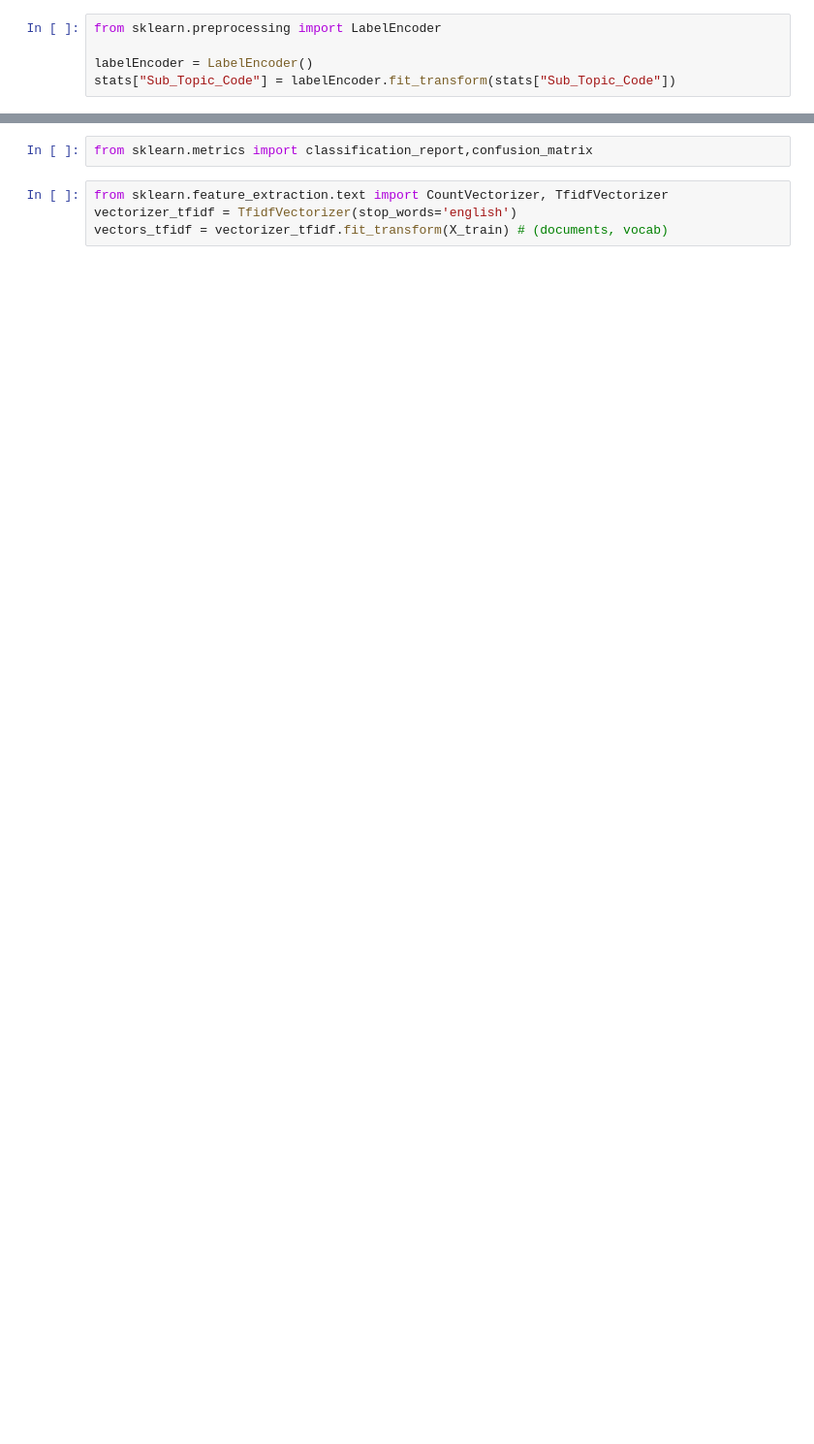
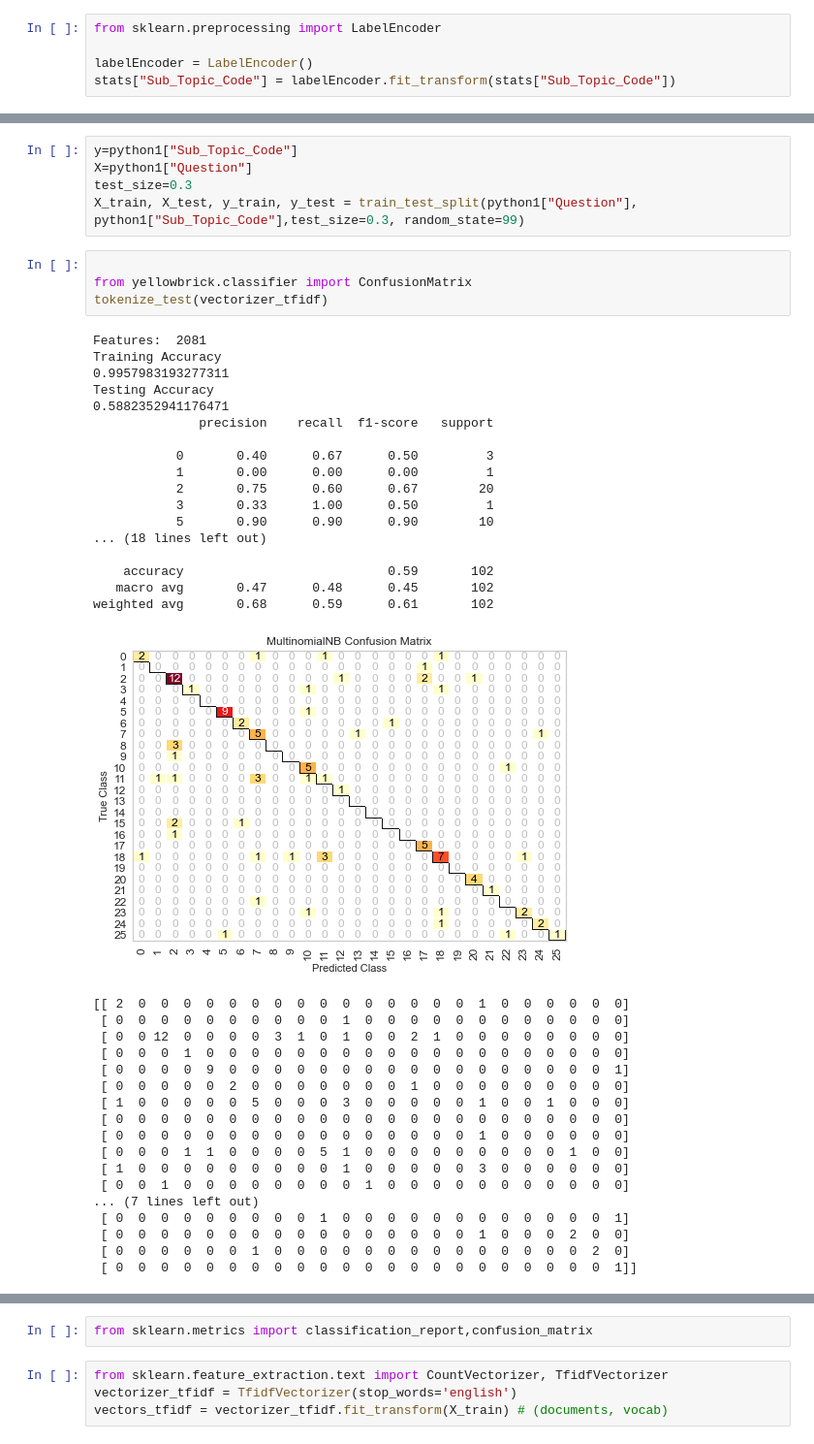
Before and after one commit to ayush1689/Mystic-Hackers-Chat-Bot, a Jupyter notebook: Hackathon_try_Yelp_help.ipynb, the cells around one changed output, grey strips where cells are left out. Shown: that part at 97% size. Cells and saved outputs as stored; diff of their text form; blank space fills up the shorter version.

```diff
--- a/Hackathon_try_Yelp_help.ipynb
+++ b/Hackathon_try_Yelp_help.ipynb
@@ -128,0 +285,45 @@ Testing Accuracy
+# %%
+y=python1["Sub_Topic_Code"]
+X=python1["Question"]
+test_size=0.3
+X_train, X_test, y_train, y_test = train_test_split(python1["Question"], python1["Sub_Topic_Code"],test_size=0.3, random_state=99)
+# %%
+
+from yellowbrick.classifier import ConfusionMatrix
+tokenize_test(vectorizer_tfidf)
+# %% [output]
+Features:  2081
+Training Accuracy
+0.9957983193277311
+Testing Accuracy
+0.5882352941176471
+              precision    recall  f1-score   support
+
+           0       0.40      0.67      0.50         3
+           1       0.00      0.00      0.00         1
+           2       0.75      0.60      0.67        20
+           3       0.33      1.00      0.50         1
+           5       0.90      0.90      0.90        10
+... (18 lines left out)
+
+    accuracy                           0.59       102
+   macro avg       0.47      0.48      0.45       102
+weighted avg       0.68      0.59      0.61       102
+[figure, added]
+[[ 2  0  0  0  0  0  0  0  0  0  0  0  0  0  0  0  1  0  0  0  0  0  0]
+ [ 0  0  0  0  0  0  0  0  0  0  1  0  0  0  0  0  0  0  0  0  0  0  0]
+ [ 0  0 12  0  0  0  0  3  1  0  1  0  0  2  1  0  0  0  0  0  0  0  0]
+ [ 0  0  0  1  0  0  0  0  0  0  0  0  0  0  0  0  0  0  0  0  0  0  0]
+ [ 0  0  0  0  9  0  0  0  0  0  0  0  0  0  0  0  0  0  0  0  0  0  1]
+ [ 0  0  0  0  0  2  0  0  0  0  0  0  0  1  0  0  0  0  0  0  0  0  0]
+ [ 1  0  0  0  0  0  5  0  0  0  3  0  0  0  0  0  1  0  0  1  0  0  0]
+ [ 0  0  0  0  0  0  0  0  0  0  0  0  0  0  0  0  0  0  0  0  0  0  0]
+ [ 0  0  0  0  0  0  0  0  0  0  0  0  0  0  0  0  1  0  0  0  0  0  0]
+ [ 0  0  0  1  1  0  0  0  0  5  1  0  0  0  0  0  0  0  0  0  1  0  0]
+ [ 1  0  0  0  0  0  0  0  0  0  1  0  0  0  0  0  3  0  0  0  0  0  0]
+ [ 0  0  1  0  0  0  0  0  0  0  0  1  0  0  0  0  0  0  0  0  0  0  0]
+... (7 lines left out)
+ [ 0  0  0  0  0  0  0  0  0  1  0  0  0  0  0  0  0  0  0  0  0  0  1]
+ [ 0  0  0  0  0  0  0  0  0  0  0  0  0  0  0  0  1  0  0  0  2  0  0]
+ [ 0  0  0  0  0  0  1  0  0  0  0  0  0  0  0  0  0  0  0  0  0  2  0]
+ [ 0  0  0  0  0  0  0  0  0  0  0  0  0  0  0  0  0  0  0  0  0  0  1]]
```
Also changed, not shown: parts of 64 cells of this notebook.
